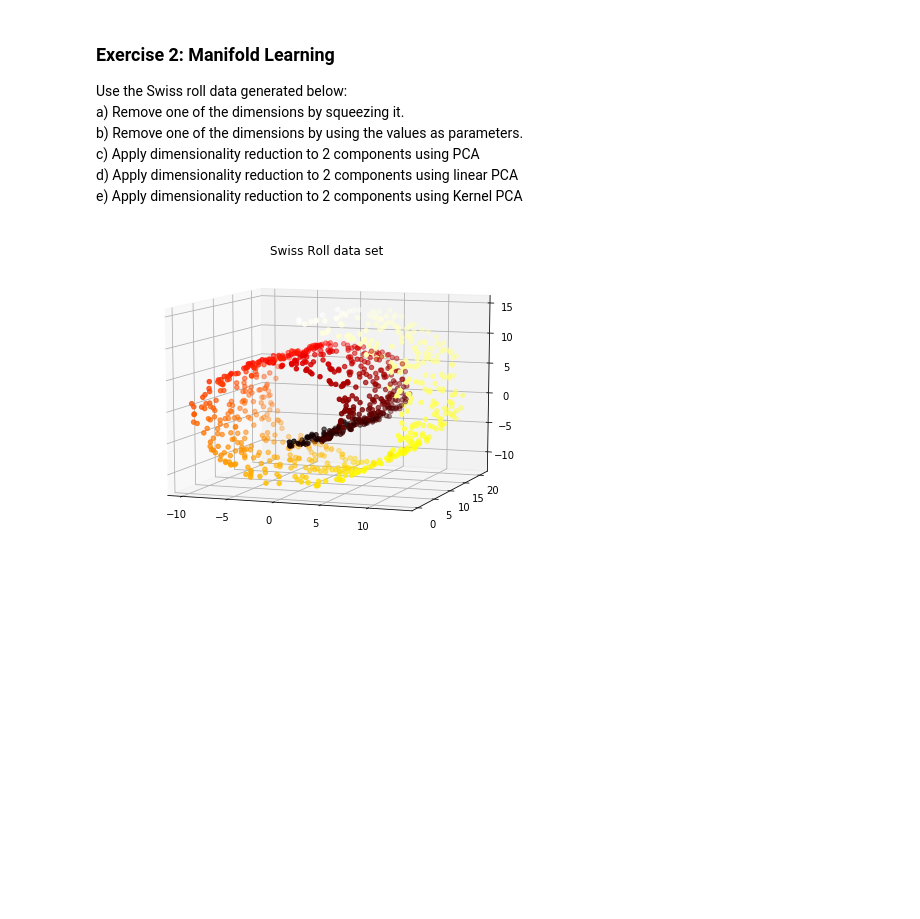
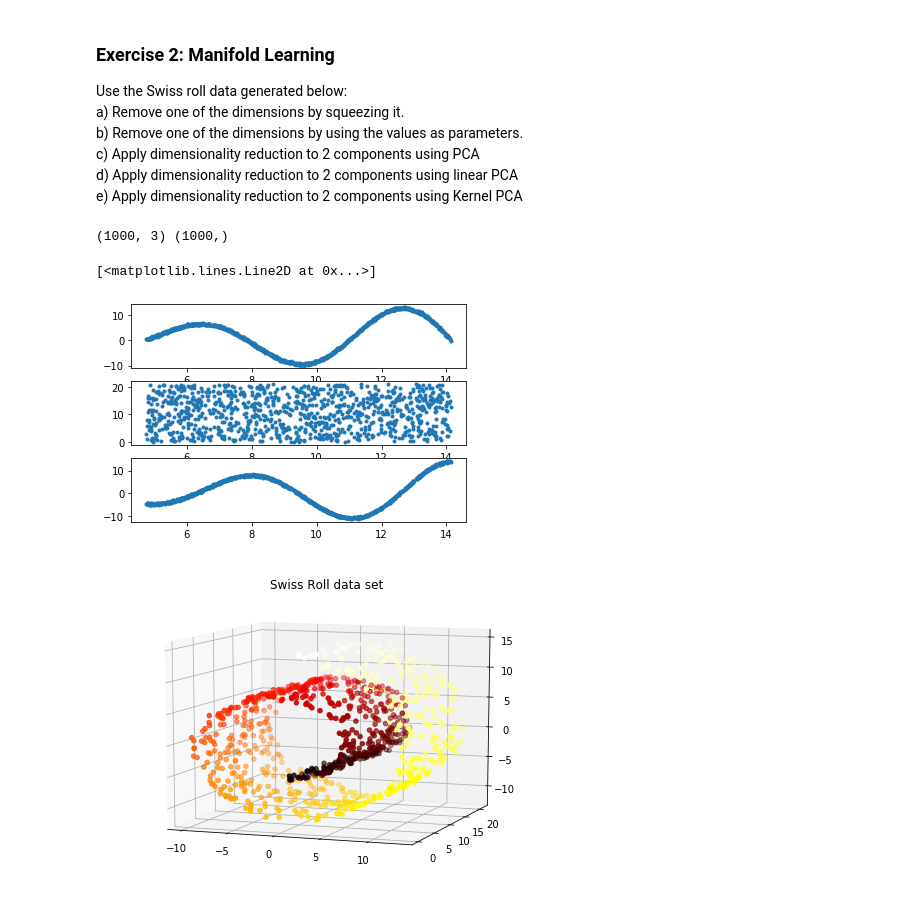
Before and after one commit to dtrad/geoml_course, a Jupyter notebook: Practice15DimRed.ipynb, the cells around one changed output. Drawn from its saved outputs; the diff is of its cells as text; code cells hidden in the pictures; blank space fills up the shorter version.

```diff
--- a/Practice15DimRed.ipynb
+++ b/Practice15DimRed.ipynb
@@ -289,9 +289,20 @@ e) Apply dimensionality reduction to 2 components using Kernel PCA
 # %%
 # returns
 # X : array of shape [n_samples, 3], the points.
 # t : array of shape [n_samples], the univariate position of the samples along of the main dimension
 from sklearn.datasets import make_swiss_roll
 X, t = make_swiss_roll(n_samples=1000, noise=0.2, random_state=42)
+print(X.shape,t.shape)
+plt.subplot(311)
+plt.plot(t,X[:,0],'.')
+plt.subplot(312)
+plt.plot(t,X[:,1],'.')
+plt.subplot(313)
+plt.plot(t,X[:,2],'.')
+# %% [output]
+(1000, 3) (1000,)
+[<matplotlib.lines.Line2D at 0x...>]
+[figure, added]
 # %%
 fig = plt.figure(figsize=(8,6))
 ax = plt.axes(projection='3d')
```
Also changed, not shown: parts of 15 cells of this notebook.
